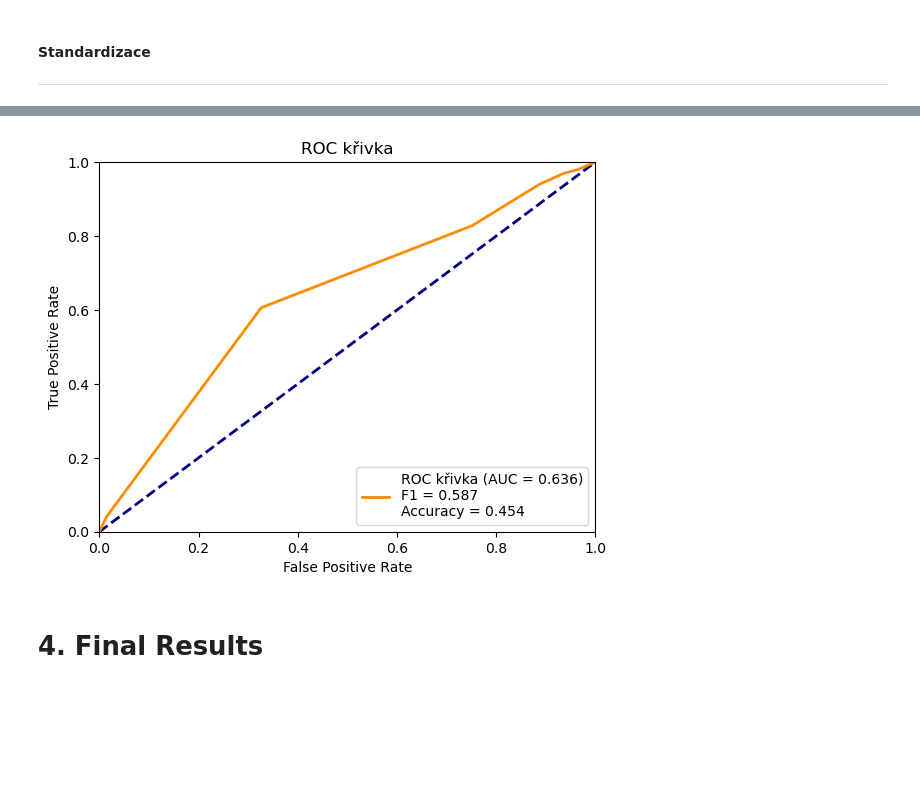
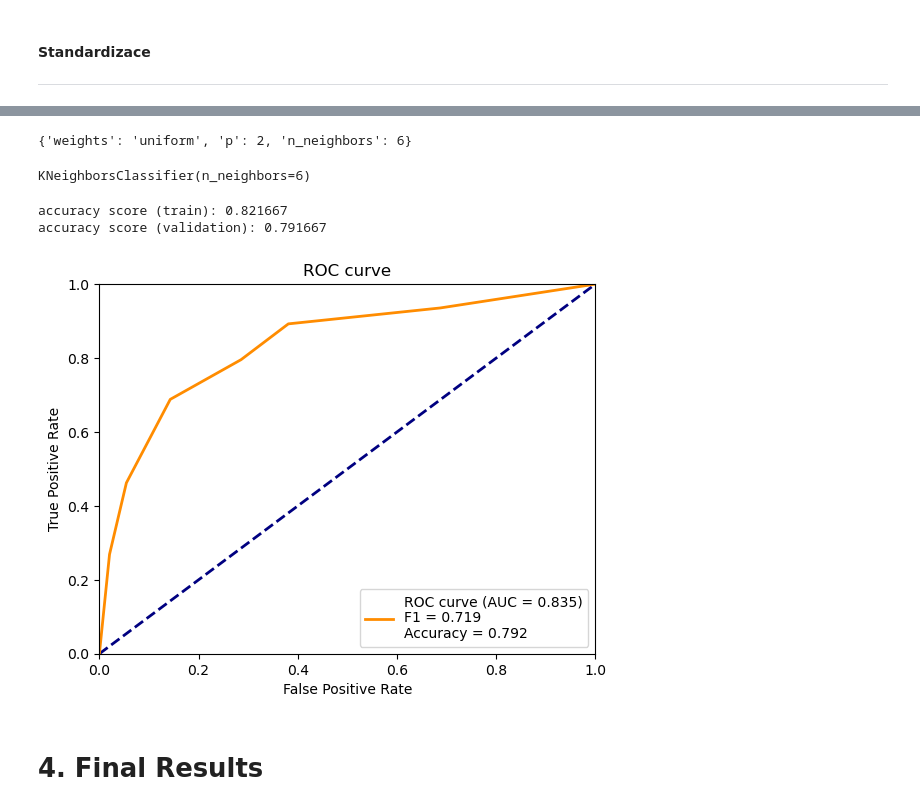
Before and after one commit to nickobard/Machine-Learning-I, a Jupyter notebook: 01/homework_01.ipynb, the cells around one changed output, grey strips where cells are left out. Cells and saved outputs as stored; diff of their text form; code cells hidden in the pictures; blank space fills up the shorter version.

Commit message:
finish cross validation

```diff
--- a/01/homework_01.ipynb
+++ b/01/homework_01.ipynb
@@ -1087,0 +1120,27 @@ evaluate(clf=best_clfKNN, X=Xval_scaled, y_true=yval)
+# %%
+param_grid = {
+    "n_neighbors": range(1, 10),
+    "weights": ["uniform", "distance"],
+    "p": [1, 2, 3],
+}
+param_comb = ParameterGrid(param_grid)
+# %%
+k_folds = 5
+
+val_acc = []
+train_acc = []
+
+
+for params in param_comb:
+    clfKNN = KNeighborsClassifier(**params)
+
+    val_fold_accuracy = np.mean(
+        cross_val_score(estimator=clfKNN, X=Xval_scaled, y=yval, cv=5)
+    )
+
+    train_fold_accuracy = np.mean(
+        cross_val_score(estimator=clfKNN, X=Xtrain_scaled, y=ytrain, cv=5)
+    )
+
+    val_acc.append(val_fold_accuracy)
+    train_acc.append(train_fold_accuracy)
@@ -1088,7 +1157,23 @@ evaluate(clf=best_clfKNN, X=Xval_scaled, y_true=yval)
+# %%
+best_params = param_comb[np.argmax(val_acc)]
+best_params
+# %% [output]
+{'weights': 'uniform', 'p': 2, 'n_neighbors': 6}
+# %%
+best_clfKNN = KNeighborsClassifier(**best_params)
+best_clfKNN.fit(Xtrain_scaled, ytrain)
+# %% [output]
+KNeighborsClassifier(n_neighbors=6)
+# %%
+print('accuracy score (train): {0:.6f}'.format(metrics.accuracy_score(ytrain, best_clfKNN.predict(Xtrain_scaled))))
+print('accuracy score (validation): {0:.6f}'.format(metrics.accuracy_score(yval, best_clfKNN.predict(Xval_scaled))))
+# %% [output]
+accuracy score (train): 0.821667
+accuracy score (validation): 0.791667
 # %%
-evaluate(clf=best_clfKNN, X=Xval, y_true=yval)
+evaluate(clf=best_clfKNN, X=Xval_scaled, y_true=yval)
 # %% [output]
-[figure, old version]
+[figure, new version]
 # %% [markdown]
 # 4. Final Results
 # %% [markdown]
```
Also changed, not shown: parts of 36 cells of this notebook, 1 other file.
